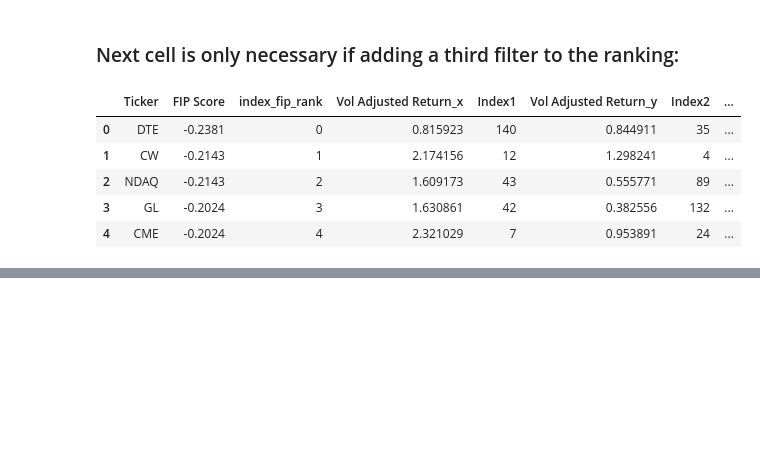
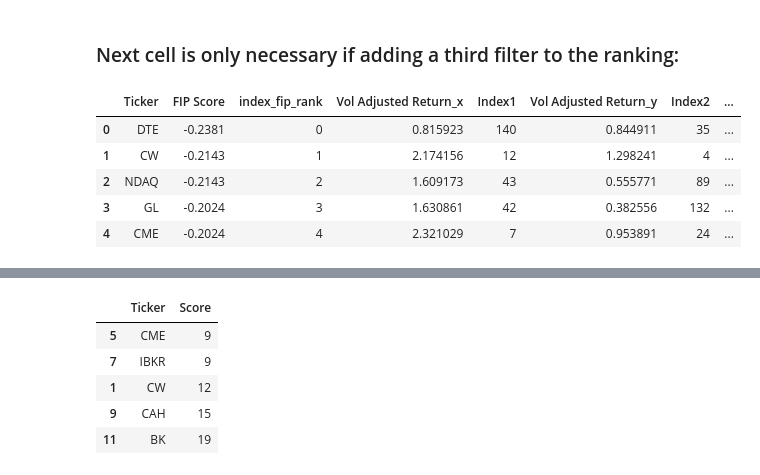
Before and after one commit to EvBiz/Momentum-Screener, a Jupyter notebook: Momentum Screener.ipynb, the cells around one changed output, grey strips where cells are left out. Drawn from its saved outputs; the diff is of its cells as text; code cells hidden in the pictures; blank space fills up the shorter version.

```diff
--- a/Momentum Screener.ipynb
+++ b/Momentum Screener.ipynb
@@ -613,0 +617,11 @@ result.to_csv("Momentum_Ranked.csv",index=False)
+# %%
+# keep only the top 50 equities
+result = result.head(50)
+result.head()
+# %% [output]
+|  | Ticker | Score |
+| 5 | CME | 9 |
+| 7 | IBKR | 9 |
+| 1 | CW | 12 |
+| 9 | CAH | 15 |
+| 11 | BK | 19 |
```
Also changed, not shown: parts of 18 cells of this notebook.
